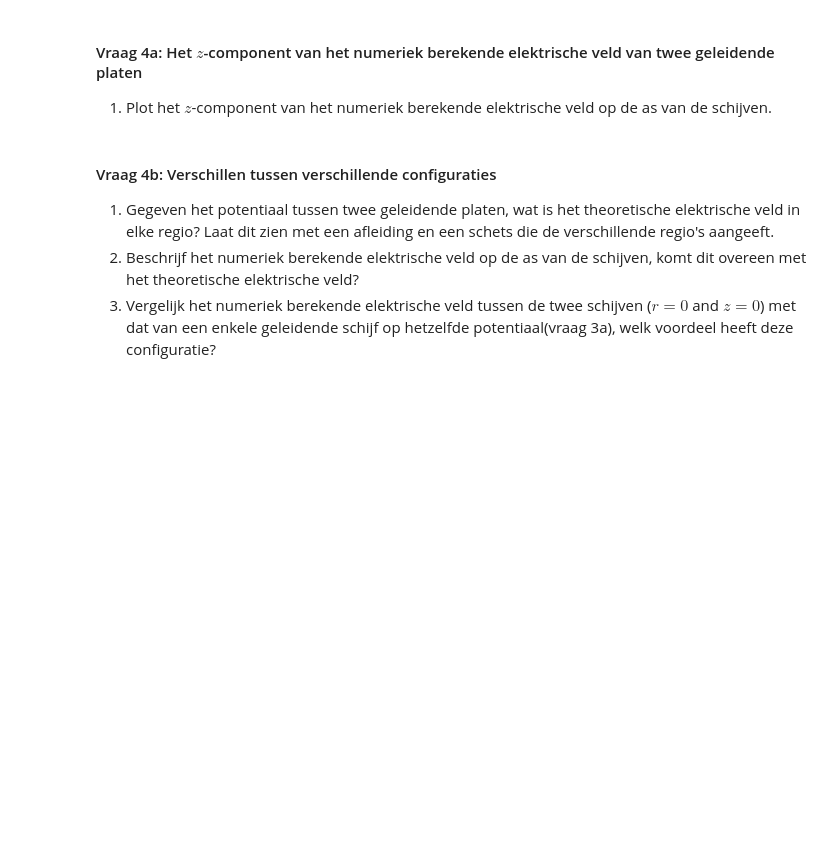
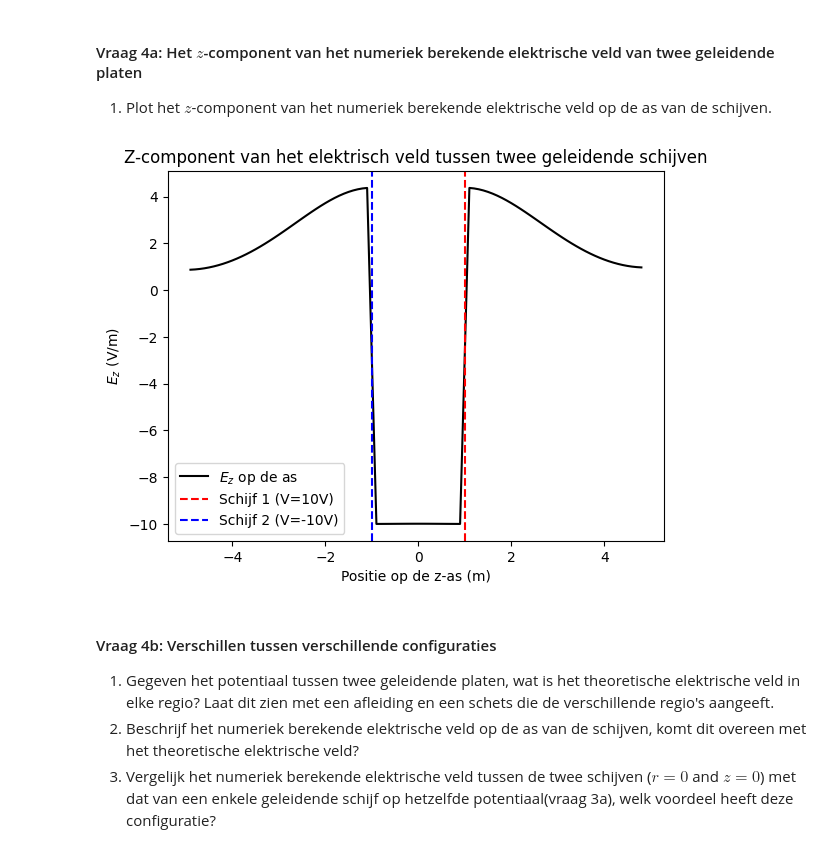
Before and after one commit to caricevonmorgen-dotcom/opdrachten-DEF-D-lol, a Jupyter notebook: DigitaleOntwerpopdrachten/1CondensatorOpdracht/CondensatorOntwerpopdracht.ipynb, the cells around one changed output. Cells and saved outputs as stored; diff of their text form; code cells hidden in the pictures; blank space fills up the shorter version.

```diff
--- a/DigitaleOntwerpopdrachten/1CondensatorOpdracht/CondensatorOntwerpopdracht.ipynb
+++ b/DigitaleOntwerpopdrachten/1CondensatorOpdracht/CondensatorOntwerpopdracht.ipynb
@@ -489,7 +580,26 @@ plot_results_disk(Ez, Er, normE, V, r, z, grid_step, disk_radius, z_pos_disk1, z
 # %%
 ###
 ###your code here###
 ###
+import matplotlib.pyplot as plt
+
+idx_as = 0
+
+Ez_op_as = Ez[:, idx_as]
+
+plt.figure()
+plt.plot(z_for_E, Ez_op_as, 'k-', label='$E_z$ op de as')
+
+plt.axvline(x=z_pos_disk1, color='red', linestyle='--', label=f'Schijf 1 (V={V1}V)')
+plt.axvline(x=z_pos_disk2, color='blue', linestyle='--', label=f'Schijf 2 (V={V2}V)')
+
+plt.title("Z-component van het elektrisch veld tussen twee geleidende schijven")
+plt.xlabel("Positie op de z-as (m)")
+plt.ylabel("$E_z$ (V/m)")
+plt.legend()
+plt.show()
+# %% [output]
+[figure, added]
 # %% [markdown]
 #### Vraag 4b: Verschillen tussen verschillende configuraties
 
```
Also changed, not shown: parts of 7 cells of this notebook, 2 other files.
